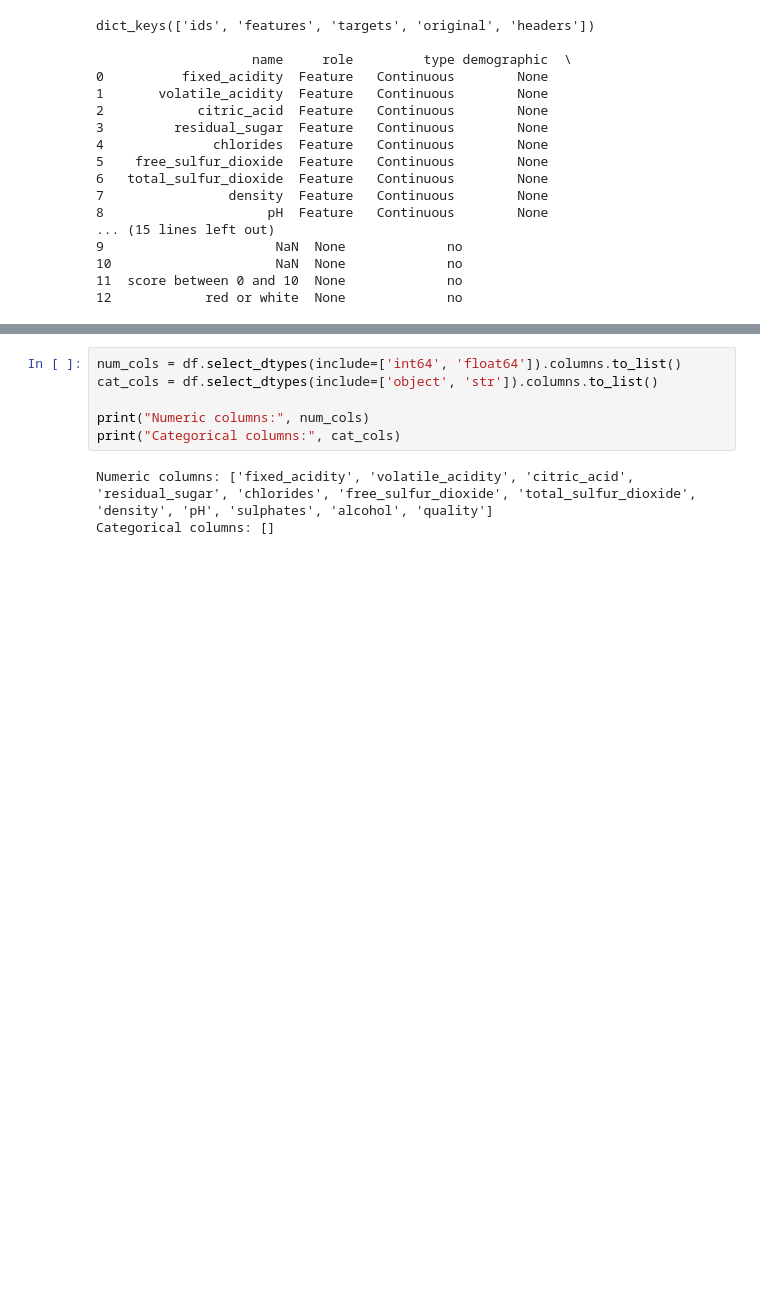
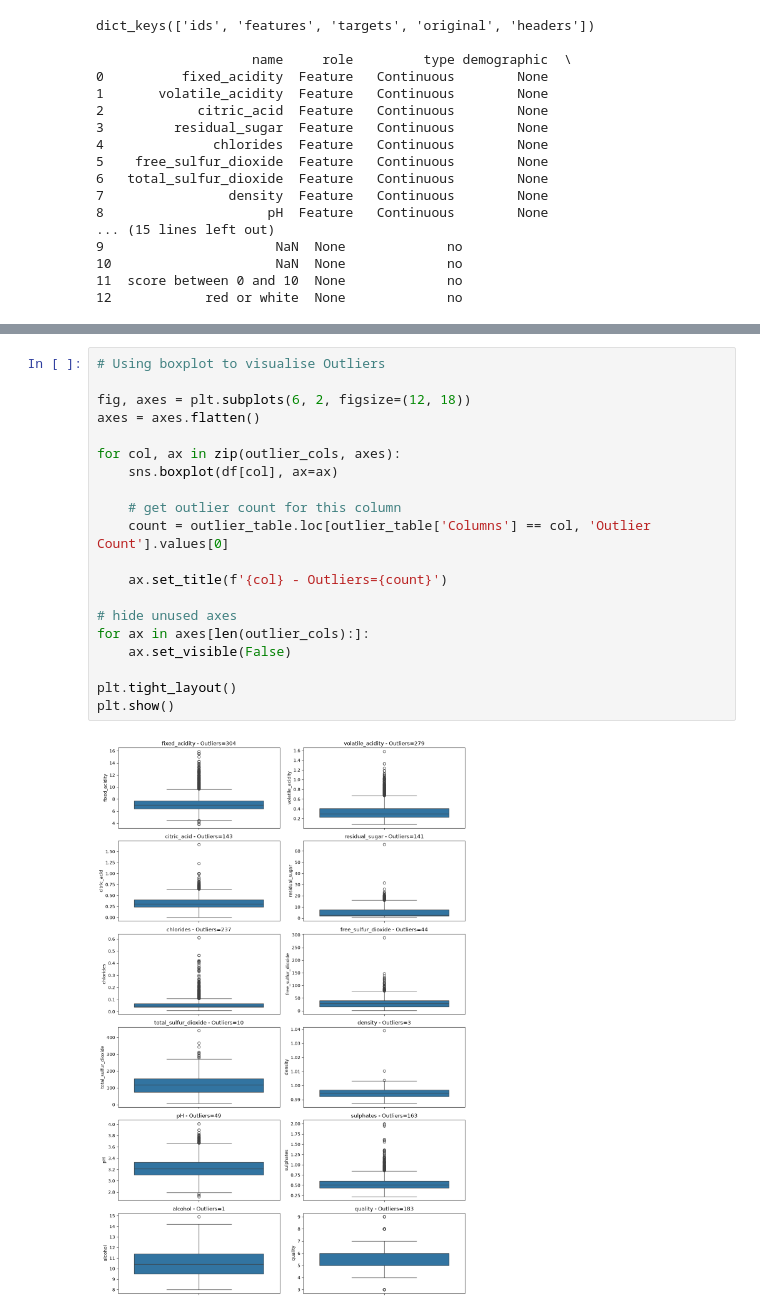
Before and after one commit to Dev-Flurssy/ml-projects, a Jupyter notebook: projects/Data/Numerical Cleaning.ipynb, the cells around one changed output, grey strips where cells are left out. Saved outputs shown, nothing was run; the diff lists cells and outputs as text; blank space fills up the shorter version.

```diff
--- a/projects/Data/Numerical Cleaning.ipynb
+++ b/projects/Data/Numerical Cleaning.ipynb
@@ -208,10 +278,23 @@ plt.show()
 # %%
-num_cols = df.select_dtypes(include=['int64', 'float64']).columns.to_list()
-cat_cols = df.select_dtypes(include=['object', 'str']).columns.to_list()
+# Using boxplot to visualise Outliers
 
-print("Numeric columns:", num_cols)
-print("Categorical columns:", cat_cols)
+fig, axes = plt.subplots(6, 2, figsize=(12, 18))
+axes = axes.flatten()
+
+for col, ax in zip(outlier_cols, axes):
+    sns.boxplot(df[col], ax=ax)
+
+    # get outlier count for this column
+    count = outlier_table.loc[outlier_table['Columns'] == col, 'Outlier Count'].values[0]
+
+    ax.set_title(f'{col} - Outliers={count}')
+
+# hide unused axes
+for ax in axes[len(outlier_cols):]:
+    ax.set_visible(False)
+
+plt.tight_layout()
+plt.show()
 # %% [output]
-Numeric columns: ['fixed_acidity', 'volatile_acidity', 'citric_acid', 'residual_sugar', 'chlorides', 'free_sulfur_dioxide', 'total_sulfur_dioxide', 'density', 'pH', 'sulphates', 'alcohol', 'quality']
-Categorical columns: []
+[figure, added]
 # %%
```
Also changed, not shown: parts of 23 cells of this notebook, 1 other file.
